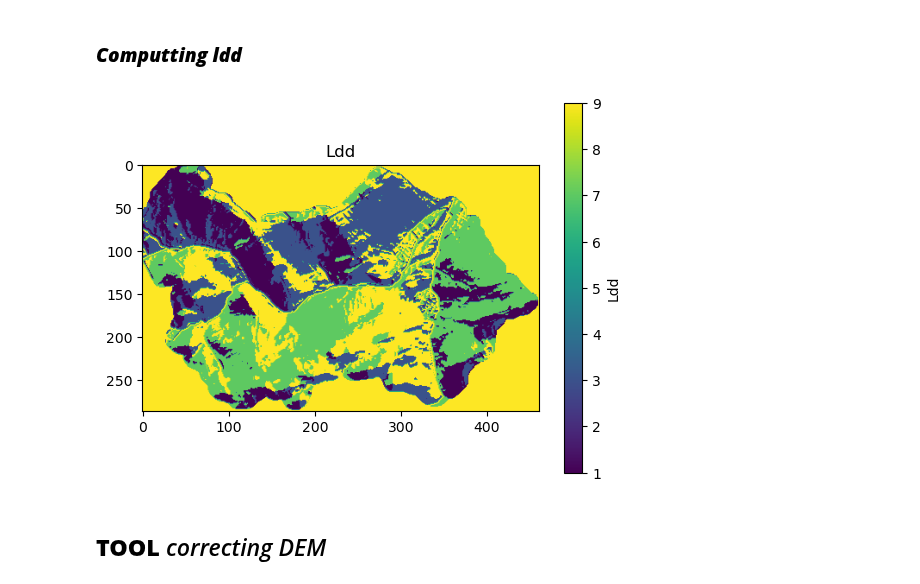
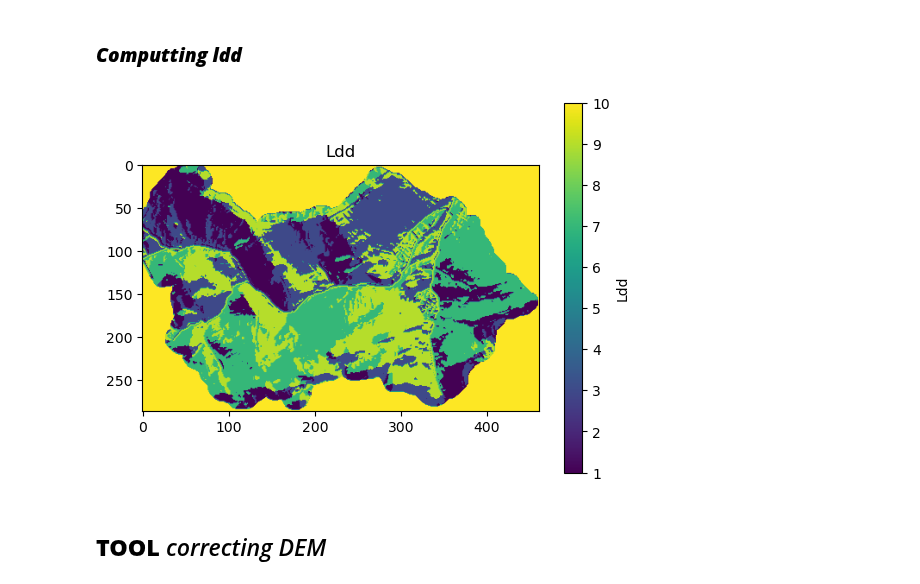
Before and after one commit to AquaPore/WflowRaster.jl, a Jupyter notebook: src/Python/Python_Pyflwdir_Wflow.ipynb, the cells around one changed output. Cells and saved outputs as stored; diff of their text form; code cells hidden in the pictures.

```diff
--- a/src/Python/Python_Pyflwdir_Wflow.ipynb
+++ b/src/Python/Python_Pyflwdir_Wflow.ipynb
@@ -4,28 +4,28 @@
 ## *DATA*
 # %%
 # ======= PATHS =======
-Input_Root_Gis     = "D:/JOE/MAIN/MODELS/WFLOW/DATA/Timoleague/InputGis"
-Input_Root_Julia   = "D:/JOE/MAIN/MODELS/WFLOW/DATA/Timoleague/OutputJulia"
+Input_Root_Gis = "D:/JOE/MAIN/MODELS/WFLOW/DATA/Timoleague/InputGis"
+Input_Root_Julia = "D:/JOE/MAIN/MODELS/WFLOW/DATA/Timoleague/OutputJulia"
 Output_Root_Python = "D:/JOE/MAIN/MODELS/WFLOW/DATA/Timoleague/OutputPython"
 
 # ====== FILES NAME =======
 
 # == Input ==
 Dem_Input_Julia = "Timoleague_DEM.tiff"
-River_Input     = "Timoleague_River.geojson"
+River_Input = "Timoleague_River.geojson"
 
 # == Output ==
 DemCorrected_Output = "DemCorrected.tiff"
-RiverOrder_Output   = "RiverAll_Order.tiff"
-RiverTrue_Output    = "RiverAll_True.tiff"
-RiverWidth_Output   = "RiverAll_Width.tiff"
-RiverSlope_Output   = "RiverAll_Slope.tiff"
+RiverOrder_Output = "RiverAll_Order.tiff"
+RiverTrue_Output = "RiverAll_True.tiff"
+RiverWidth_Output = "RiverAll_Width.tiff"
+RiverSlope_Output = "RiverAll_Slope.tiff"
 
 # == OUTPUT OF WFLOW ==
-Ldd_Output          = "Ldd.tiff"
-Slope_Output        = "Slope.tiff"
+Ldd_Output = "Ldd.tiff"
+Slope_Output = "Slope.tiff"
 Subcatchment_Output = "Subcatchment.tiff"
-RiverLength_Output  = "RiverLength.tiff"
+RiverLength_Output = "RiverLength.tiff"
 
 
 # ======= PARAMETERS =======
@@ -47,13 +47,13 @@ NoData = 255  # Not yet applicable
 
 Crs = 29902  # [-] This is the default projection TM65 / Irish Grid
 
-# Gauges can be defined at edges of the grid (defualt) or force all flow to go to the minimum elevation point min. The latter only makes sense if your DEM only is masked to the catchment. Additionnally, the user can also force specific pits locations via idxs_pit.
-Gauges = "min" # "edge",
+# Outlets can be defined at edges of the grid (defualt) or force all flow to go to the minimum elevation point min. The latter only makes sense if your DEM only is masked to the catchment. Additionnally, the user can also force specific pits locations via idxs_pit.
+Outlets = "edge"  # "edge","min"
 
 # The coordinate need to be shifted such that it is in the river network, it is very sensitive
 # GaugeCoordinate = [146707.700, 42167.995]
 # GaugeCoordinate = [146709.504,42170.157]
-GaugeCoordinate = [146708.9364,42168.9515]
+GaugeCoordinate = [146708.9364, 42168.9515]
 # %% [markdown]
 # **PLOTS**
 # %%
@@ -117,7 +117,7 @@ def DEM_2_LDD_HYDROMT(
     Ldd_MaxDepth=Ldd_MaxDepth,
     Ldd_RiverDepth=Ldd_RiverDepth,
     NoData=NoData,
-    Gauges="edge",
+    outlets="edge",
     River=[],
 ):
     # Read elevation data using hydromt which will transform the data into xarray
@@ -128,7 +128,7 @@ def DEM_2_LDD_HYDROMT(
         da_elv=Dem,
         max_depth=Ldd_MaxDepth,
         gdf_riv=River,
-        Gauges=Gauges,
+        outlets=Outlets,
         idxs_pit=None,
         riv_burn_method="fixed",
         riv_depth=Ldd_RiverDepth,
@@ -139,28 +139,28 @@ def DEM_2_LDD_HYDROMT(
 
     # Save output
     Flwdir_Ldd_Pyflwdir.raster.to_raster(Path_Output, nodata=NoData)
-
     return Flwdir_Ldd_Pyflwdir
 # %% [markdown]
 ### ***Computting ldd***
 # %%
 import os as os
 
 Path_Input_Dem = os.path.join(Input_Root_Julia, Dem_Input_Julia)
 Path_Output_Ldd = os.path.join(Output_Root_Python, Ldd_Output)
 
 Ldd_Pyflwdir = DEM_2_LDD_HYDROMT(
     Path_Input_Dem,
     Path_Output_Ldd,
     Ldd_MaxDepth=Ldd_MaxDepth,
     Ldd_RiverDepth=Ldd_RiverDepth,
     NoData=NoData,
-    Gauges=Gauges,
-    River=River_Geopandas)
+    outlets=Outlets,
+    River=River_Geopandas
+)
 
-PLOT_MAPS(Ldd_Pyflwdir, "Ldd", 1, 9)
+PLOT_MAPS(Ldd_Pyflwdir, "Ldd", 1, 10)
 # %% [output]
-[figure, old version]
+[figure, new version]
 # %% [markdown]
 ## **TOOL** *correcting DEM*
 # %%
```
Also changed, not shown: parts of 4 cells of this notebook, 3 other files.
